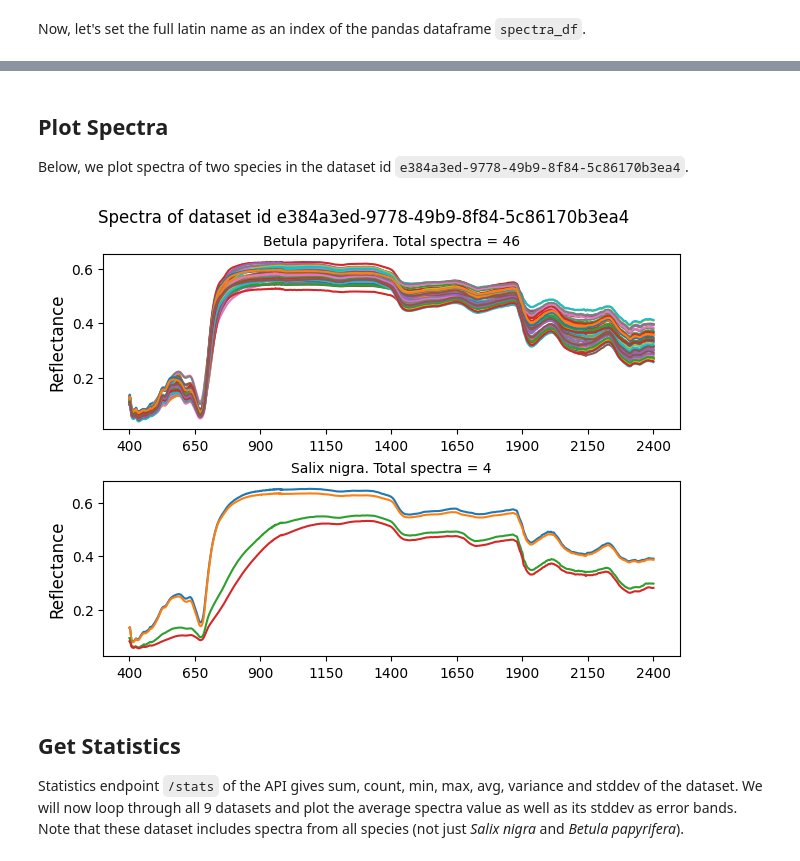
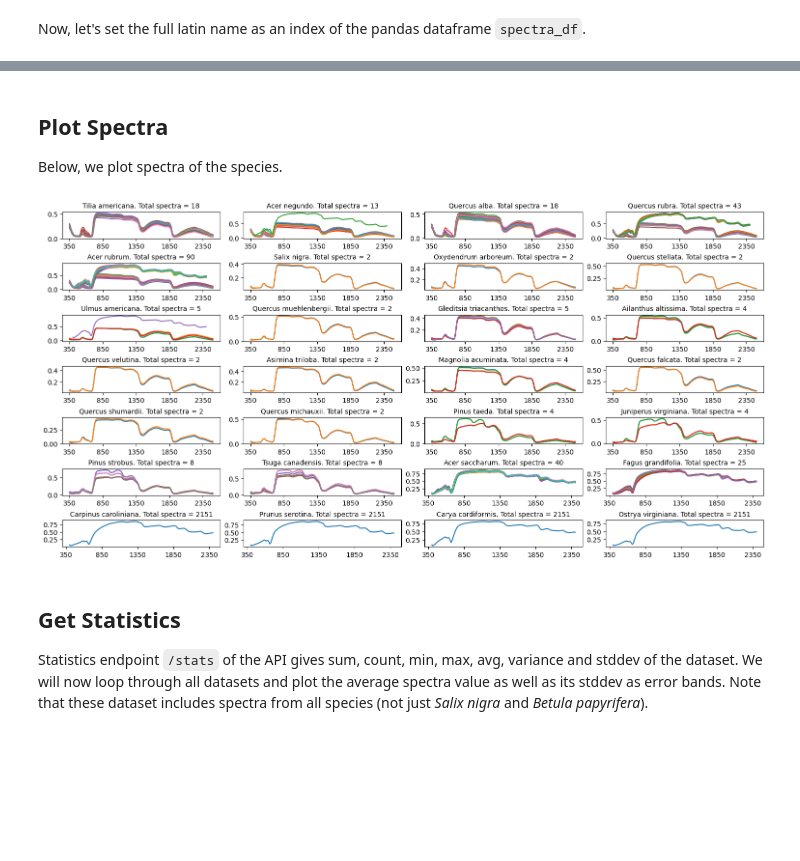
Before and after one commit to rupesh2/ecosis, a Jupyter notebook: ecosis_api_csv.ipynb, the cells around one changed output, grey strips where cells are left out. Saved outputs shown, nothing was run; the diff lists cells and outputs as text; code cells hidden in the pictures; blank space fills up the shorter version.

```diff
--- a/ecosis_api_csv.ipynb
+++ b/ecosis_api_csv.ipynb
@@ -15,6 +26,0 @@ We will search for ECOSIS database for the spectra data by their latin names. Th
-# %%
-# read plant_latin.csv
-plant_df =pd.read_csv("plant_latin.csv")
-# convert to json string
-plant_json = plant_df.to_json(orient='records').replace('","', '"},{"')
-plant_json
@@ -61,24 +70,24 @@ Now, let's retrieve datasets from the `dataset_id` list above, and retrieve all
 # %%
-# data API url
-dataurl = f"{baseurl}/package"
-
 # spectra API url
 spectraurl = f"{baseurl}/spectra/search"
 
 # initialize pandas dataframe
 spectra_df = pd.DataFrame()
 
-# loop through the dataset_id (only first) and retrieve spectra
-for ds_id in dataset_id[:1]:
+# total number of spectra
+spectra_n = 0
+
+# ########################
+# loop through the dataset_id and retrieve spectra
+# IMPORTANT: CHANGE TO dataset_id[:] TO RETRIEVE SPECTRA FROM ALL DATASETS
+#####################
+for ds_id in dataset_id[:3]:
     # submit request
     response = requests.get(f"{dataurl}/{ds_id}")
     response.raise_for_status()
 
     # total number of spectra
-    spectra_n = int(response.json()['ecosis']['spectra_count'])
-
-    # print
-    print(f"There are {spectra_n} spectra in the dataset {ds_id}")
+    spectra_n += int(response.json()['ecosis']['spectra_count'])
 
     # the api only allows 100 items at a time
     # this loop is for pagination
@@ -105,4 +114,7 @@ for ds_id in dataset_id[:1]:
                     dummy_df['Latin Species'] = item['Latin Species']
                     # concatenate to pandas dataframe
                     spectra_df = pd.concat([spectra_df, dummy_df], ignore_index=True)
+
+# print
+print(f"{spectra_n} spectra found for {len(dataset_id[:3])} datasets")
 # %% [output]
@@ -127,24 +139,24 @@ spectra_df[:2]
 # %% [markdown]
 ## Plot Spectra
-Below, we plot spectra of two species in the dataset id `e384a3ed-9778-49b9-8f84-5c86170b3ea4`.
+Below, we plot spectra of the species.
 # %%
-fig, axs = plt.subplots(2, 1, constrained_layout=True)
-fig.suptitle(f"Spectra of dataset id {dataset_id[0]}", fontsize=12)
-
-for i, item in enumerate(spectra_df.index.unique()):
+unique_spp = spectra_df.index.unique()
+fig = plt.figure(figsize=(15,8), constrained_layout=True)
+columns = 4
+rows = int(len(unique_spp)/columns)+1
+for i, item in enumerate(unique_spp):
     # transpose and plot species
     spp_df = spectra_df.loc[item]
-    axs[i] = plt.subplot(2,1,i+1)
-    spp_df.T.plot(ax=axs[i], legend=None)
-    axs[i].set_ylabel('Reflectance', fontsize=12)
-    axs[i].set_title(f"{item}. Total spectra = {len(spp_df.index)}", fontsize=10)
+    ax = fig.add_subplot(rows, columns, i+1)
+    spp_df.T.plot(ax=ax, legend=None)
+    ax.set_title(f"{item}. Total spectra = {len(spp_df.index)}", fontsize=10)
 
 plt.show()
 # %% [output]
-[figure, old version]
+[figure, new version]
 # %% [markdown]
 ## Get Statistics
-Statistics endpoint `/stats` of the API gives sum, count, min, max, avg, variance and stddev of the dataset. We will now loop through all 9 datasets and plot the average spectra value as well as its stddev as error bands. Note that these dataset includes spectra from all species (not just *Salix nigra* and *Betula papyrifera*).
+Statistics endpoint `/stats` of the API gives sum, count, min, max, avg, variance and stddev of the dataset. We will now loop through all datasets and plot the average spectra value as well as its stddev as error bands. Note that these dataset includes spectra from all species (not just *Salix nigra* and *Betula papyrifera*).
 # %%
 # spectra API url
 staturl = f"{baseurl}/spectra/stats"
```
Also changed, not shown: parts of 13 cells of this notebook.
